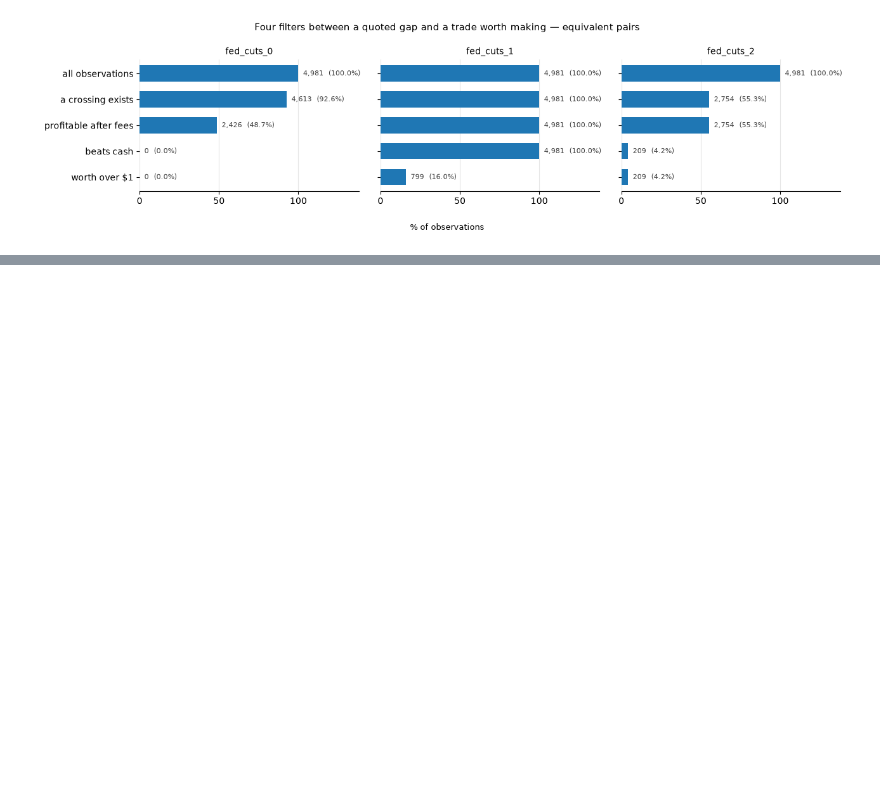
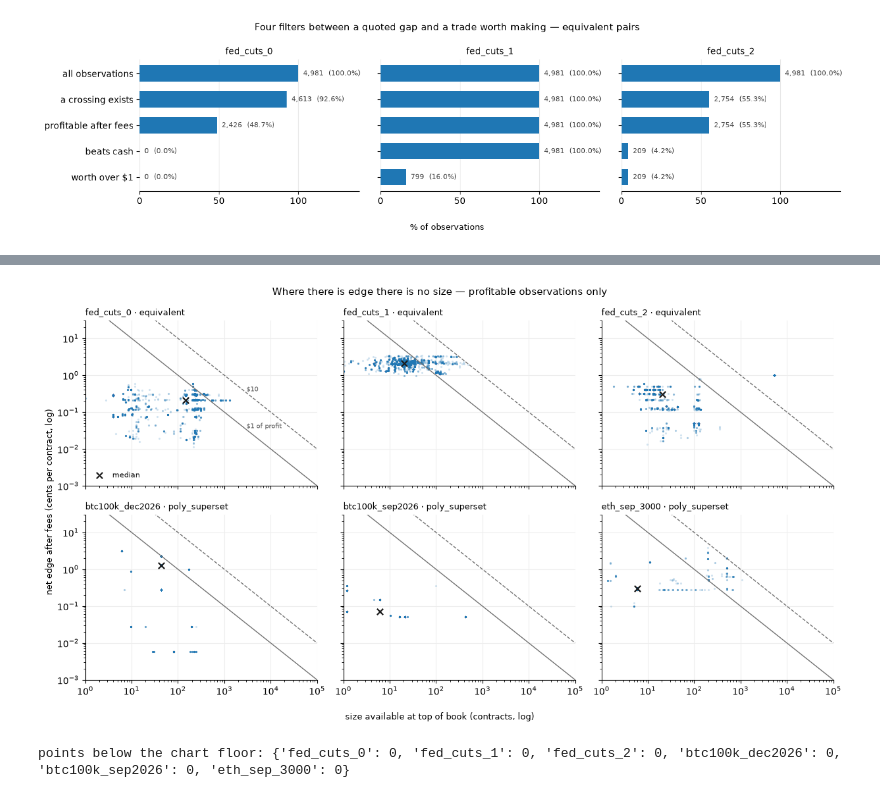
Before and after one commit to MobinHariri/kalshi-polymarket-microstructure, a Jupyter notebook: 02_analysis.ipynb, the cells around one changed output, grey strips where cells are left out. Saved outputs shown, nothing was run; the diff lists cells and outputs as text; code cells hidden in the pictures; blank space fills up the shorter version.

```diff
--- a/02_analysis.ipynb
+++ b/02_analysis.ipynb
@@ -442,0 +480,37 @@ plt.show()
+# %%
+order = ["fed_cuts_0", "fed_cuts_1", "fed_cuts_2",
+         "btc100k_dec2026", "btc100k_sep2026", "eth_sep_3000"]
+
+fig, axes = plt.subplots(2, 3, figsize=(12.5, 6.8), sharex=True, sharey=True)
+xs = np.logspace(0, 5, 100)
+offscale = {}
+for ax, p in zip(axes.ravel(), order):
+    w = with_size(q, p, PAIR_META[p]["theta"])
+    w = w[w.net_exec > 0]
+    y = w.net_exec * 100                                   # cents per contract
+    offscale[p] = int((y < 1e-3).sum())
+    ax.scatter(w["size"], y, s=5, alpha=0.20, color=BLUE, lw=0)
+    ax.plot(xs, 100 / xs,  color="0.45", lw=1)             # $1 of profit
+    ax.plot(xs, 1000 / xs, color="0.45", lw=1, ls="--")    # $10
+    ax.scatter([w["size"].median()], [y.median()], marker="x", color="0.1", s=45, lw=1.6,
+               zorder=5, label="median")
+    ax.set_xscale("log"); ax.set_yscale("log")
+    ax.set_xlim(1, 1e5); ax.set_ylim(1e-3, 30)
+    ax.set_title(f"{p} · {EQUIV[p]}", fontsize=9, loc="left")
+    ax.grid(color="0.93"); ax.set_axisbelow(True)
+    for s_ in ["top", "right"]:
+        ax.spines[s_].set_visible(False)
+
+axes[0, 0].legend(frameon=False, fontsize=8, loc="lower left")
+axes[0, 0].annotate("$1 of profit", xy=(3e3, 100 / 3e3),  fontsize=7, color="0.35", va="bottom")
+axes[0, 0].annotate("$10",          xy=(3e3, 1000 / 3e3), fontsize=7, color="0.35", va="bottom")
+fig.supxlabel("size available at top of book (contracts, log)", fontsize=9)
+fig.supylabel("net edge after fees (cents per contract, log)", fontsize=9)
+fig.suptitle("Where there is edge there is no size — profitable observations only", fontsize=11)
+fig.tight_layout()
+fig.savefig("figures/fig3_size_vs_edge.png", dpi=200, bbox_inches="tight")
+plt.show()
+print("points below the chart floor:", offscale)
+# %% [output]
+[figure, added]
+points below the chart floor: {'fed_cuts_0': 0, 'fed_cuts_1': 0, 'fed_cuts_2': 0, 'btc100k_dec2026': 0, 'btc100k_sep2026': 0, 'eth_sep_3000': 0}
```
Also changed, not shown: parts of 1 cell of this notebook, 2 other files.
